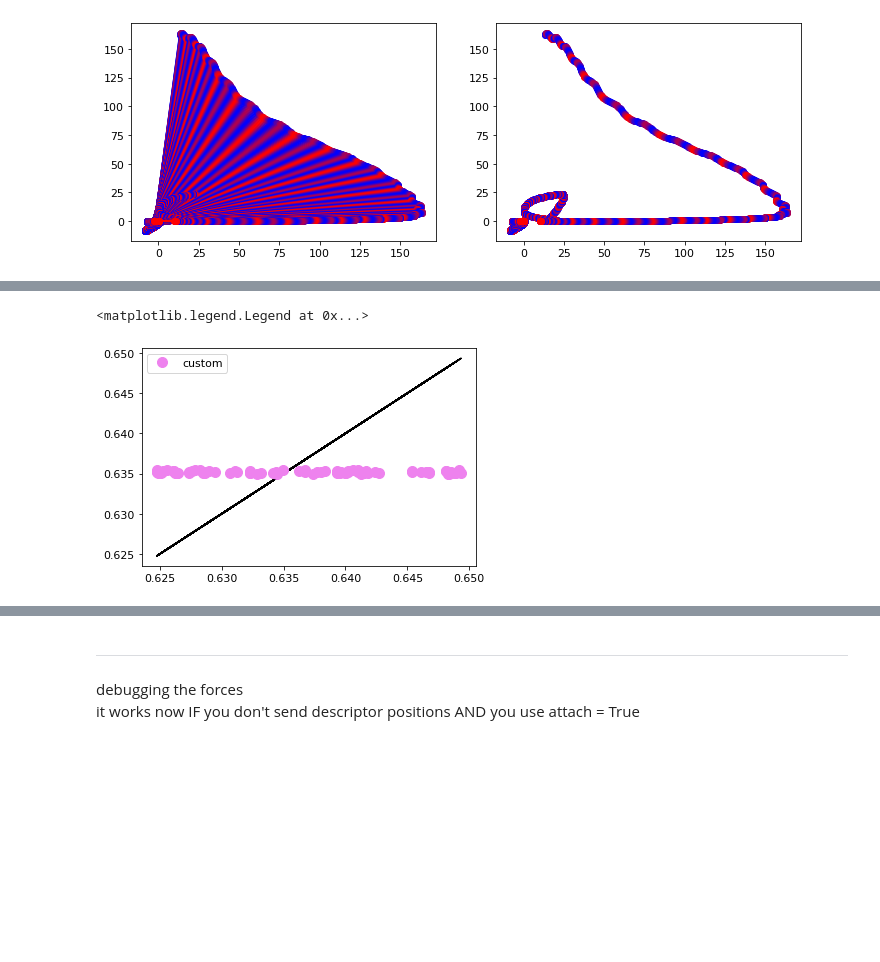
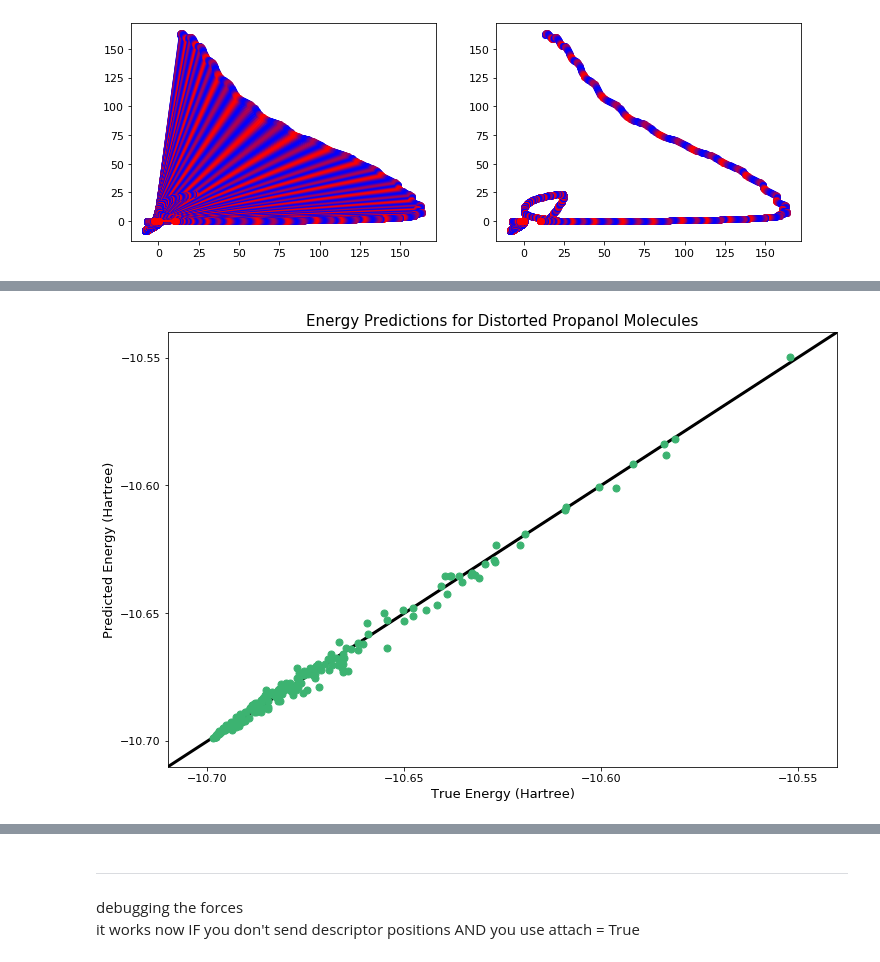
Before and after one commit to alvarovm/minigap, a Jupyter notebook: notebooks/miniGAP.ipynb, the cells around one changed output, grey strips where cells are left out. Saved outputs shown, nothing was run; the diff lists cells and outputs as text; code cells hidden in the pictures; blank space fills up the shorter version.

```diff
--- a/notebooks/miniGAP.ipynb
+++ b/notebooks/miniGAP.ipynb
@@ -904,11 +903,25 @@ Custom learning, epoch 11
-# %%
-plot_custom = True; plot_nll = False
-plt.plot(test_ens_rescaled, test_ens_rescaled, "-", c="k")
-if plot_custom:
-    plt.plot(test_ens_rescaled, predict_ens_custom_rescaled ,"o", label="custom", c="violet", ms=10)
-if plot_nll:
-    plt.plot(test_ens, predict_ens_nll ,"o", label="nll", c="lime", ms=5)
-plt.legend()
-# %% [output]
-<matplotlib.legend.Legend at 0x...>
-[figure, removed]
+# %%
+fig, ax = plt.subplots(figsize=(12,8))
+
+
+import matplotlib
+matplotlib.rc('font', size=20)
+ticks = [-10.50, -10.55, -10.60, -10.65, -10.70, -10.75]
+plt.plot(ticks, ticks, c="k", lw=3)
+lower_lim = -10.71
+upper_lim = -10.54
+plt.xticks(ticks); plt.xlim(lower_lim, upper_lim)
+plt.yticks(ticks); plt.ylim(lower_lim, upper_lim)
+plt.xlabel("True Energy (Hartree)")
+plt.ylabel("Predicted Energy (Hartree)")
+plt.title("Energy Predictions for Distorted Propanol Molecules")
+
+plot_custom = True; plot_nll = False
+plt.plot(test_ens_rescaled/27.2114, test_ens_rescaled/27.2114, "-", c="k")
+if plot_custom:
+    plt.plot(test_ens_rescaled/27.2114, predict_ens_custom_rescaled/27.2114 ,"o", label="custom", c="mediumseagreen", ms=7)
+if plot_nll:
+    plt.plot(test_ens, predict_ens_nll ,"o", label="nll", c="lime", ms=5)
+#plt.legend()
+# %% [output]
+[figure, added]
```
Also changed, not shown: parts of 7 cells of this notebook, 2 other files.
